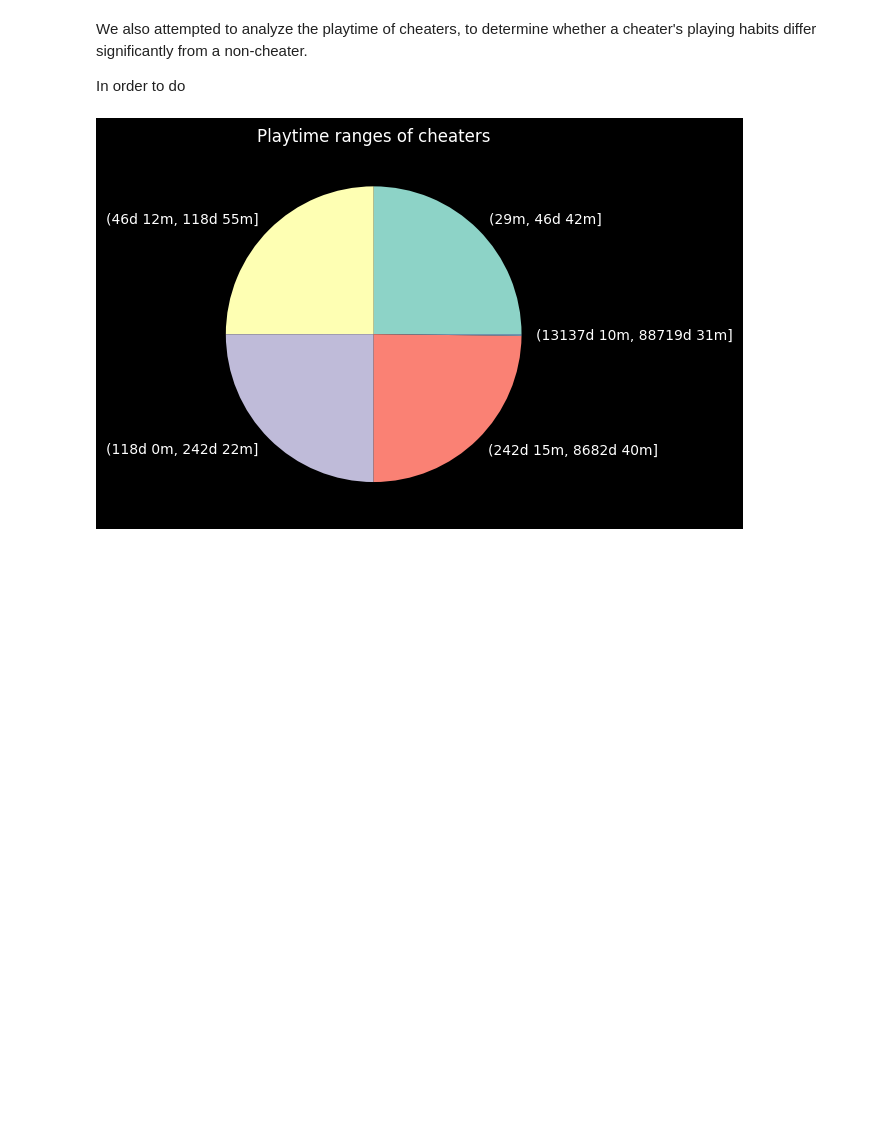
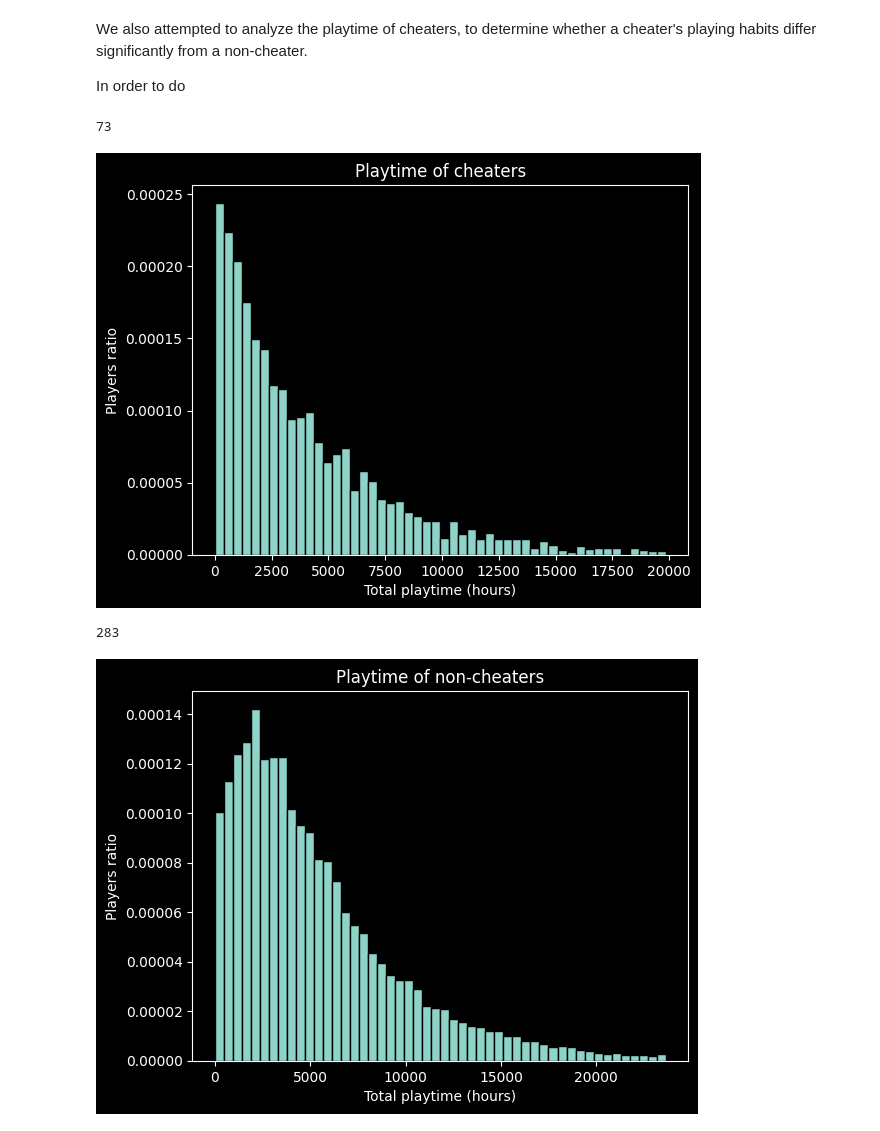
Before and after one commit to Aryyt/steam_cheater_network_analysis, a Jupyter notebook: BloomsWorkspace.ipynb, the cells around one changed output. Drawn from its saved outputs; the diff is of its cells as text; code cells hidden in the pictures; blank space fills up the shorter version.

```diff
--- a/BloomsWorkspace.ipynb
+++ b/BloomsWorkspace.ipynb
@@ -378,6 +378,11 @@ We also attempted to analyze the playtime of cheaters, to determine whether a ch
 
 In order to do
 # %%
+from statistics import stdev
+
+from matplotlib.ticker import PercentFormatter
+
+
 def extractTotalPlaytime(x: list[Entry] | None):
     if x is None:
         return 0
@@ -387,70 +392,65 @@ def extractTotalPlaytime(x: list[Entry] | None):
     for g in x:
         sum += g.get("playtime_forever", 0)
 
     return sum
 
-def extractTotalPlaytime2w(x:list[Entry] | None):
+
+def extractTotalPlaytime2w(x: list[Entry] | None):
     if x is None:
         return 0
 
     sum = 0
 
     for g in x:
         sum += g.get("playtime_2weeks", 0)
 
     return sum
 
-def extractTotalGames(x:list[Entry]|None):
+
+def extractTotalGames(x: list[Entry] | None):
     if x is None:
         return 0
 
     return len(x)
+
+def plotPlaytime(data : DataFrame, title :str):
+    playtime = data.loc[data["totalPlaytime"] > 0, "totalPlaytime"]
+
+    ranges = np.quantile(playtime, [0.25, 0.5, 0.75])
+    iqr = ranges[2] - ranges[0]
+    lowerFence = ranges[0] - 3 * iqr
+    upperFence = ranges[2] + 3 * iqr
+
+    candidates = playtime[
+        (playtime > lowerFence) & (playtime < upperFence)
+    ]
+
+    print(len(playtime) - len(candidates))
+
+    plt.hist(candidates.apply(lambda x: x / 60 ), edgecolor='black', bins=50, density=True)
+    plt.xlabel("Total playtime (hours)")
+    plt.ylabel("Players ratio")
+    plt.title(title)
+    plt.show()
 
 
 data["totalPlaytime"] = data["ownedGames"].apply(extractTotalPlaytime)
 data["recentPlaytime"] = data["ownedGames"].apply(extractTotalPlaytime2w)
 data["numGames"] = data["ownedGames"].apply(extractTotalGames)
 
 cheaters = data.loc[
     (data["NumberOfVACBans"] + data["NumberOfGameBans"]) > 0,
-    [
-        "totalPlaytime",
-        "recentPlaytime",
-        "numGames"
-    ]
+    ["totalPlaytime", "recentPlaytime", "numGames"],
+]
+innocents = data.loc[
+    (data["NumberOfVACBans"] + data["NumberOfGameBans"]) == 0,
+    ["totalPlaytime", "recentPlaytime", "numGames"],
 ]
 
-cheaterPlaytime = cheaters.loc[cheaters["totalPlaytime"] > 0,["totalPlaytime"]]
-playtimePercentiles = np.percentile(cheaterPlaytime, [25,50,75,99.85, 100])
-
-bins =  []
-ranges:list[tuple[timedelta, timedelta]] = []
-
-for i, thres in enumerate(playtimePercentiles):
-    lowerBound = 0 if i == 0 else playtimePercentiles[i-1]
-    upperBound = thres
-
-    totalPlaytime = cheaterPlaytime["totalPlaytime"]
-    condition = (totalPlaytime > lowerBound) & (totalPlaytime <= upperBound)
-    satisfied = cheaterPlaytime.loc[condition, :]
-    bins.append(
-        len(satisfied)
-    )
-    ranges.append((timedelta(minutes=int(np.min(satisfied))), timedelta(minutes=int(np.max(satisfied)))))
-
-
-def timedelta2str(duration):
-    days, seconds = duration.days, duration.seconds
-    hours = days * 24 + seconds // 3600
-    minutes = (seconds % 3600) // 60
-    seconds = (seconds % 60)
-
-    dayStr = "" if days == 0 else f"{days}d "
-    return f"{dayStr}{minutes}m"
-
-labels = [f"({timedelta2str(r[0])}, {timedelta2str(r[1])}]" for r in ranges]
-plt.pie(bins, labels=labels)
-plt.title("Playtime ranges of cheaters")
-plt.show()
+plotPlaytime(cheaters, "Playtime of cheaters")
+plotPlaytime(innocents, "Playtime of non-cheaters")
 # %% [output]
+73
-[figure, old version]
+[figure, new version]
+283
+[figure, added]
```
Also changed, not shown: parts of 23 cells of this notebook.
